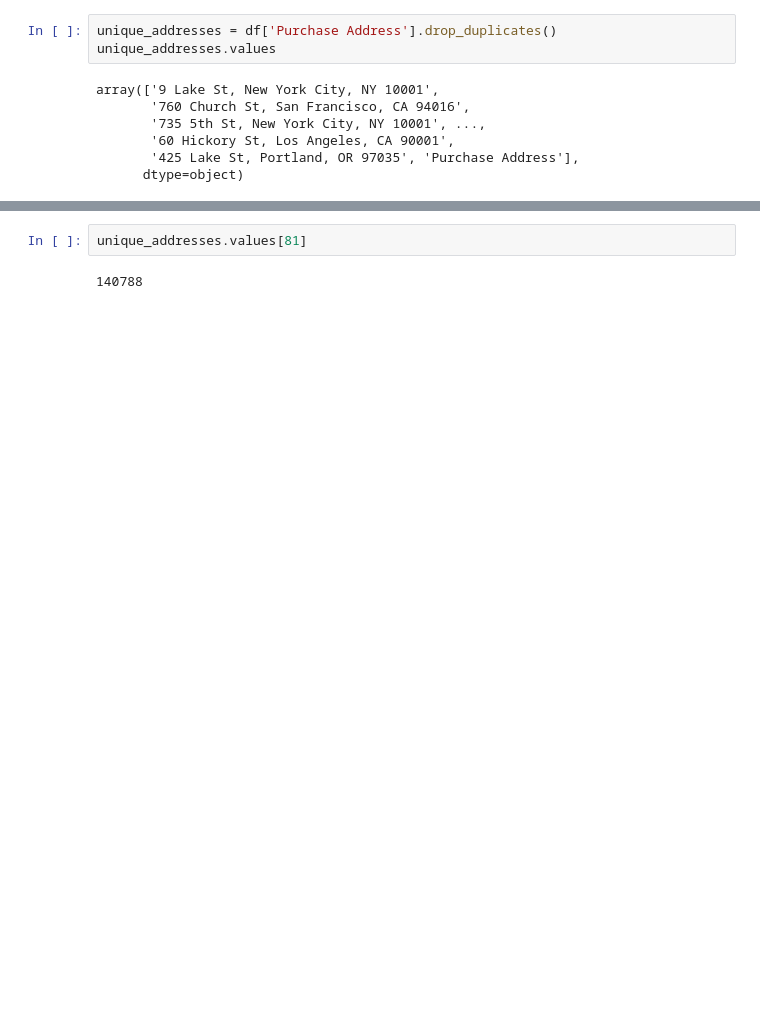
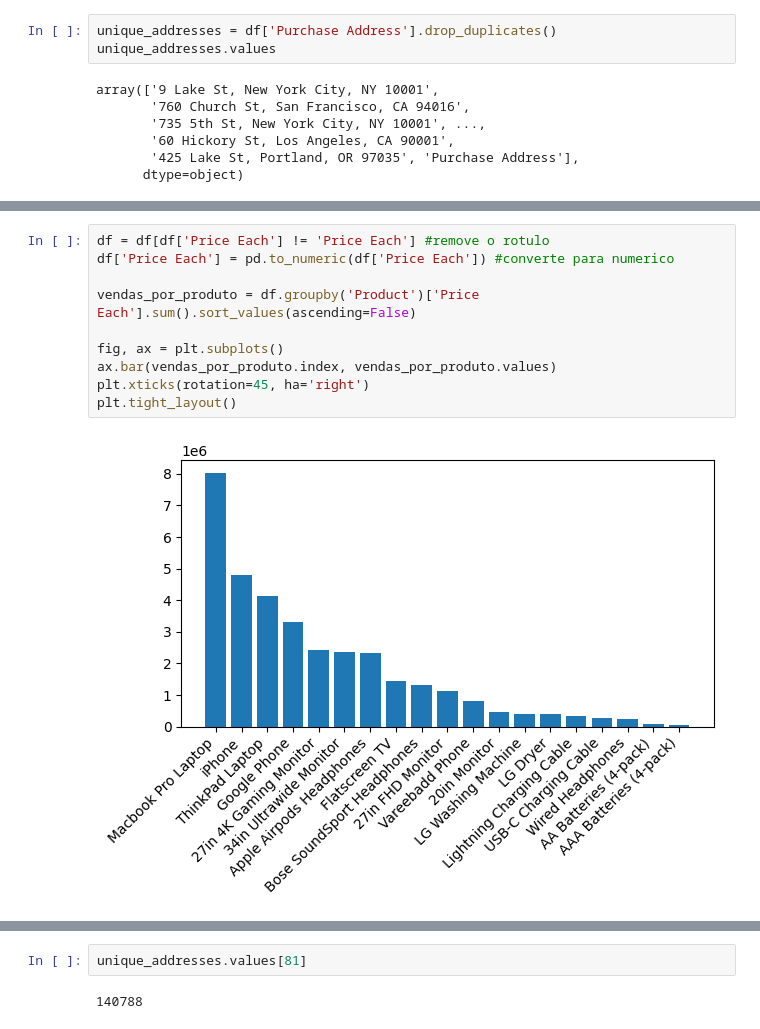
Before and after one commit to guilhermem0101/ml-book-exemplos, a Jupyter notebook: previsao_vendas.ipynb, the cells around one changed output, grey strips where cells are left out. Cells and saved outputs as stored; diff of their text form; blank space fills up the shorter version.

```diff
--- a/previsao_vendas.ipynb
+++ b/previsao_vendas.ipynb
@@ -145,0 +213,12 @@ array(['9 Lake St, New York City, NY 10001',
+# %%
+df = df[df['Price Each'] != 'Price Each'] #remove o rotulo
+df['Price Each'] = pd.to_numeric(df['Price Each']) #converte para numerico
+
+vendas_por_produto = df.groupby('Product')['Price Each'].sum().sort_values(ascending=False)
+
+fig, ax = plt.subplots()
+ax.bar(vendas_por_produto.index, vendas_por_produto.values)
+plt.xticks(rotation=45, ha='right')
+plt.tight_layout()
+# %% [output]
+[figure, added]
```
Also changed, not shown: parts of 29 cells of this notebook.
